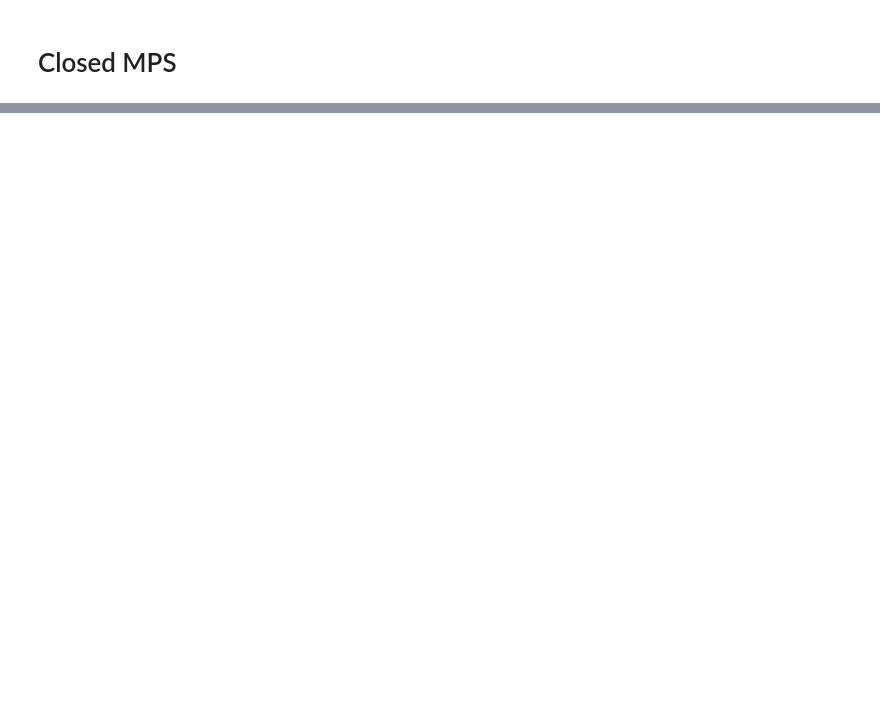
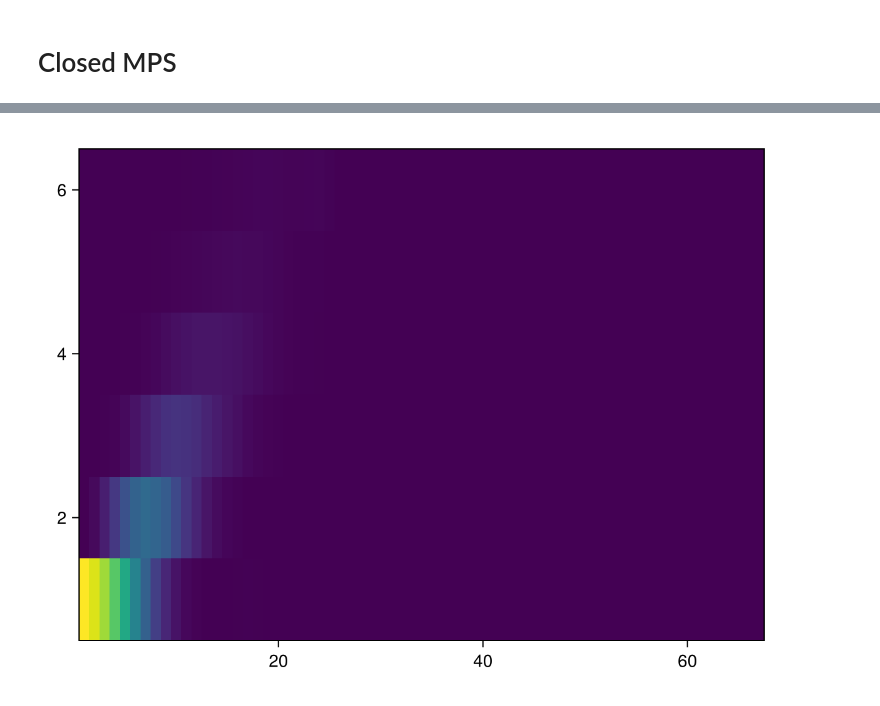
Before and after one commit to Ssalazar12/open_system_tn, a Jupyter notebook: notebooks/tight_binding_open.ipynb, the cells around one changed output, grey strips where cells are left out. Saved outputs shown, nothing was run; the diff lists cells and outputs as text; code cells hidden in the pictures; blank space fills up the shorter version.

```diff
--- a/notebooks/tight_binding_open.ipynb
+++ b/notebooks/tight_binding_open.ipynb
@@ -213,0 +317,13 @@ f
+# %%
+# Do an ensemble average over all trajectories to get the actual occupatinos
+N_trajectories = 200
+occupation_ensemble = []
+for traj in 1:N_trajectories
+    if(n%10==0)
+        println(traj)
+    end
+
+    occupations, times, Svns, norms = compute_trajectory(L, J,tlist[2]-tlist[1], maxt-20, N, γ);
+    occupations = reduce(hcat, occupations);
+    push!(occupation_ensemble, occupations)
+end
@@ -213,0 +348,5 @@ f
+# %%
+mean_traj = mean(occupation_ensemble)
+heatmap(transpose(mean_traj))
+# %% [output]
+[figure, added]
```
Also changed, not shown: parts of 18 cells of this notebook.
